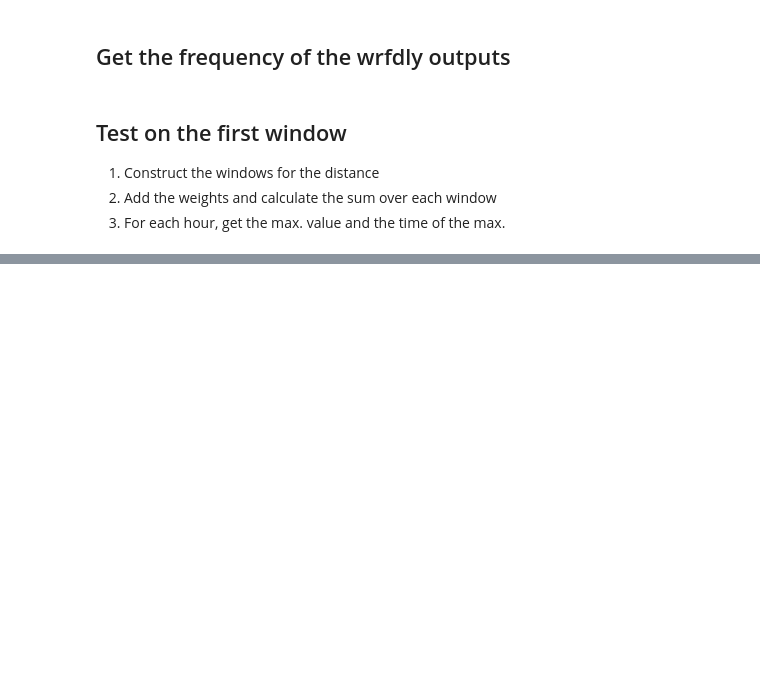
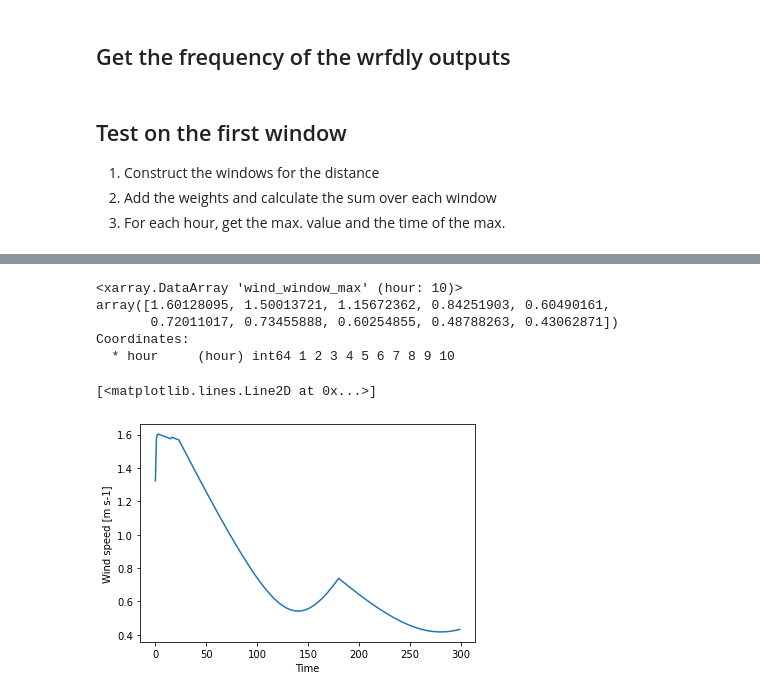
Before and after one commit to ccarouge/wrfdiags_testing, a Jupyter notebook: validate_wrfdly.ipynb, the cells around one changed output, grey strips where cells are left out. Cells and saved outputs as stored; diff of their text form; code cells hidden in the pictures; blank space fills up the shorter version.

```diff
--- a/validate_wrfdly.ipynb
+++ b/validate_wrfdly.ipynb
@@ -13,9 +13,9 @@ import numpy as np
 # Paths to data and averaging windows
 # %%
 # Paths
-data_path=Path("/scratch/w35/ccc561/jenkins/workspace/WRF/WRF-CCRC/jenkins-tests/jan00-diagnostics")
-wrfout_file="wrfout_d01_2000-01-24_12:00:00"
-wrfdly_file="wrfdly_d01_2000-01-24_12:00:00"
+data_path=Path("/g/data/w35/ccc561/WRF/wrfdiags_testing")
+wrfout_file="wrfout_d01_2016-10-06_00:00:00"
+wrfdly_file="wrfdly_d01_2016-10-06_00:00:00"
 
 # Time windows to calculate values on
 Window_ave = pd.to_timedelta(["00:05:00","00:10:00","00:20:00","00:30:00","00:60:00"])
@@ -201,0 +283,13 @@ True
+# %%
+wind_window_max
+# %% [output]
+<xarray.DataArray 'wind_window_max' (hour: 10)>
+array([1.60128095, 1.50013721, 1.15672362, 0.84251903, 0.60490161,
+       0.72011017, 0.73455888, 0.60254855, 0.48788263, 0.43062871])
+Coordinates:
+  * hour     (hour) int64 1 2 3 4 5 6 7 8 9 10
+# %%
+Speed.plot()
+# %% [output]
+[<matplotlib.lines.Line2D at 0x...>]
+[figure, added]
```
Also changed, not shown: parts of 18 cells of this notebook.
